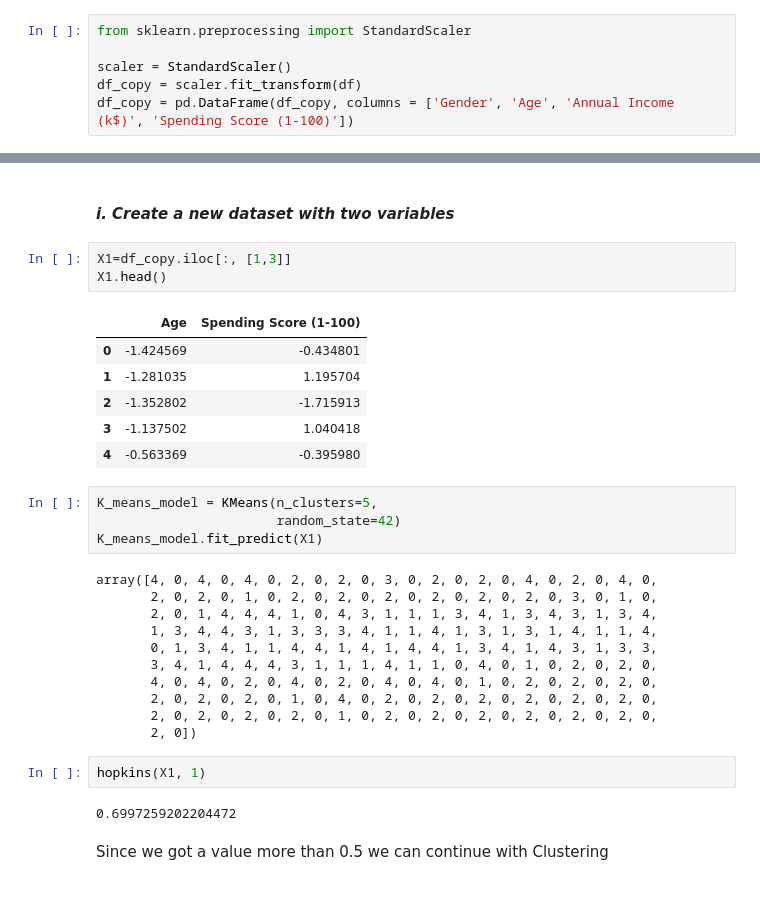
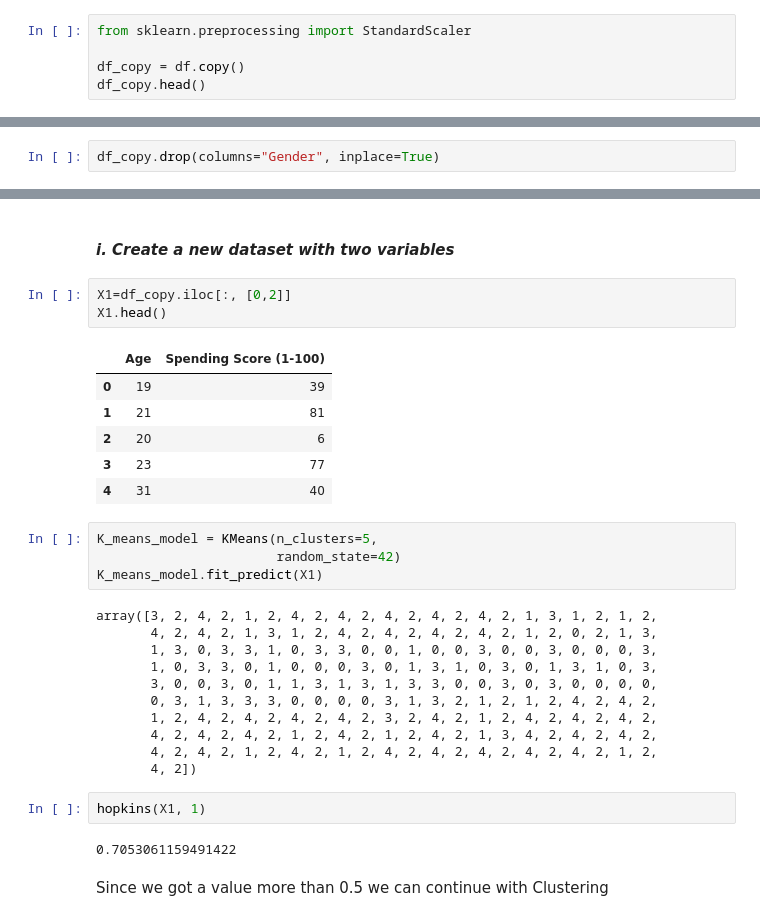
Before and after one commit to ShahadAliAldawsari/ML_Portfolio, a Jupyter notebook: Project_3.ipynb, the cells around one changed output, grey strips where cells are left out. Saved outputs shown, nothing was run; the diff lists cells and outputs as text.

```diff
--- a/Project_3.ipynb
+++ b/Project_3.ipynb
@@ -250,6 +261,5 @@ plt.show()
 # %%
 from sklearn.preprocessing import StandardScaler
 
-scaler = StandardScaler()
-df_copy = scaler.fit_transform(df)
-df_copy = pd.DataFrame(df_copy, columns = ['Gender', 'Age', 'Annual Income (k$)', 'Spending Score (1-100)'])
+df_copy = df.copy()
+df_copy.head()
@@ -255,0 +273,2 @@ df_copy = pd.DataFrame(df_copy, columns = ['Gender', 'Age', 'Annual Income (k$)'
+# %%
+df_copy.drop(columns="Gender", inplace=True)
@@ -316,34 +344,34 @@ hopkins(df_copy, 1)
 # %% [markdown]
 #### *i. Create a new dataset with two variables*
 # %%
-X1=df_copy.iloc[:, [1,3]]
+X1=df_copy.iloc[:, [0,2]]
 X1.head()
 # %% [output]
 |  | Age | Spending Score (1-100) |
-| 0 | -1.424569 | -0.434801 |
-| 1 | -1.281035 | 1.195704 |
-| 2 | -1.352802 | -1.715913 |
-| 3 | -1.137502 | 1.040418 |
-| 4 | -0.563369 | -0.395980 |
+| 0 | 19 | 39 |
+| 1 | 21 | 81 |
+| 2 | 20 | 6 |
+| 3 | 23 | 77 |
+| 4 | 31 | 40 |
 # %%
 K_means_model = KMeans(n_clusters=5,
                        random_state=42)
 K_means_model.fit_predict(X1)
 # %% [output]
-array([4, 0, 4, 0, 4, 0, 2, 0, 2, 0, 3, 0, 2, 0, 2, 0, 4, 0, 2, 0, 4, 0,
-       2, 0, 2, 0, 1, 0, 2, 0, 2, 0, 2, 0, 2, 0, 2, 0, 2, 0, 3, 0, 1, 0,
-       2, 0, 1, 4, 4, 4, 1, 0, 4, 3, 1, 1, 1, 3, 4, 1, 3, 4, 3, 1, 3, 4,
-       1, 3, 4, 4, 3, 1, 3, 3, 3, 4, 1, 1, 4, 1, 3, 1, 3, 1, 4, 1, 1, 4,
-       0, 1, 3, 4, 1, 1, 4, 4, 1, 4, 1, 4, 4, 1, 3, 4, 1, 4, 3, 1, 3, 3,
-       3, 4, 1, 4, 4, 4, 3, 1, 1, 1, 4, 1, 1, 0, 4, 0, 1, 0, 2, 0, 2, 0,
-       4, 0, 4, 0, 2, 0, 4, 0, 2, 0, 4, 0, 4, 0, 1, 0, 2, 0, 2, 0, 2, 0,
-       2, 0, 2, 0, 2, 0, 1, 0, 4, 0, 2, 0, 2, 0, 2, 0, 2, 0, 2, 0, 2, 0,
-       2, 0, 2, 0, 2, 0, 2, 0, 1, 0, 2, 0, 2, 0, 2, 0, 2, 0, 2, 0, 2, 0,
-       2, 0])
+array([3, 2, 4, 2, 1, 2, 4, 2, 4, 2, 4, 2, 4, 2, 4, 2, 1, 3, 1, 2, 1, 2,
+       4, 2, 4, 2, 1, 3, 1, 2, 4, 2, 4, 2, 4, 2, 4, 2, 1, 2, 0, 2, 1, 3,
+       1, 3, 0, 3, 3, 1, 0, 3, 3, 0, 0, 1, 0, 0, 3, 0, 0, 3, 0, 0, 0, 3,
+       1, 0, 3, 3, 0, 1, 0, 0, 0, 3, 0, 1, 3, 1, 0, 3, 0, 1, 3, 1, 0, 3,
+       3, 0, 0, 3, 0, 1, 1, 3, 1, 3, 1, 3, 3, 0, 0, 3, 0, 3, 0, 0, 0, 0,
+       0, 3, 1, 3, 3, 3, 0, 0, 0, 0, 3, 1, 3, 2, 1, 2, 1, 2, 4, 2, 4, 2,
+       1, 2, 4, 2, 4, 2, 4, 2, 4, 2, 3, 2, 4, 2, 1, 2, 4, 2, 4, 2, 4, 2,
+       4, 2, 4, 2, 4, 2, 1, 2, 4, 2, 1, 2, 4, 2, 1, 3, 4, 2, 4, 2, 4, 2,
+       4, 2, 4, 2, 1, 2, 4, 2, 1, 2, 4, 2, 4, 2, 4, 2, 4, 2, 4, 2, 1, 2,
+       4, 2])
 # %%
 hopkins(X1, 1)
 # %% [output]
-0.6997259202204472
+0.7053061159491422
 # %% [markdown]
 Since we got a value more than 0.5 we can continue with Clustering
 # %% [markdown]
```
Also changed, not shown: parts of 52 cells of this notebook.
